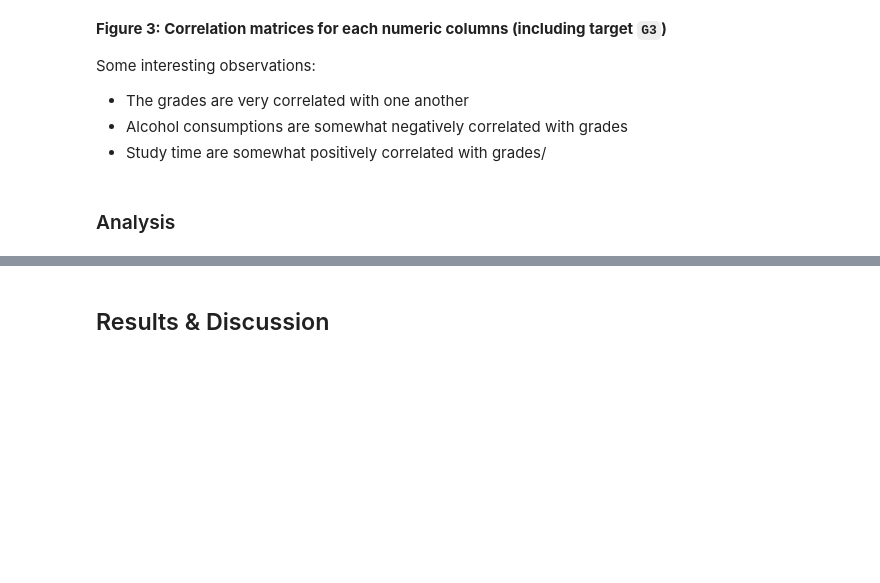
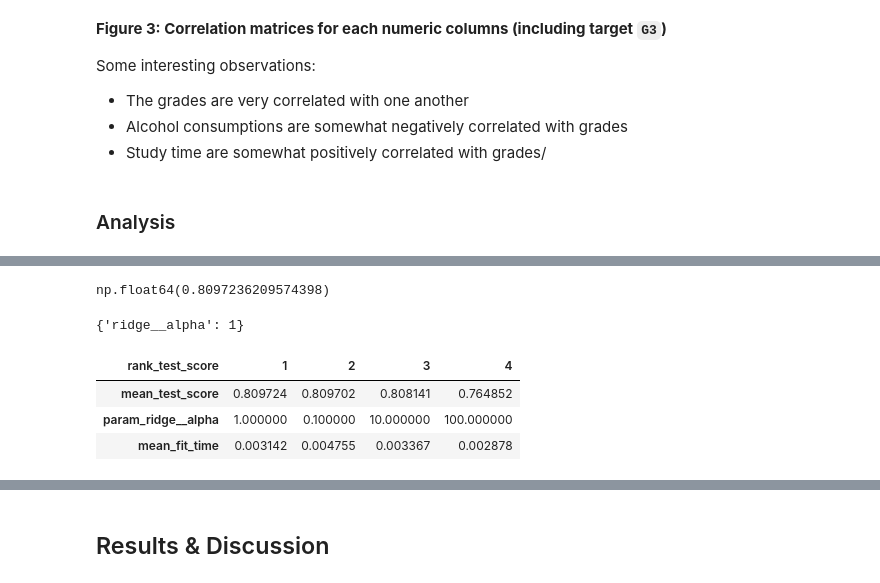
Before and after one commit to UBC-MDS/dsci-522-group-23, a Jupyter notebook: notebooks/student_performance_predictor_report.ipynb, the cells around one changed output, grey strips where cells are left out. Saved outputs shown, nothing was run; the diff lists cells and outputs as text; code cells hidden in the pictures; blank space fills up the shorter version.

```diff
--- a/notebooks/student_performance_predictor_report.ipynb
+++ b/notebooks/student_performance_predictor_report.ipynb
@@ -314,0 +293,10 @@ y_pred = best_model.predict(X_test)
+# %%
+# Best score
+grid_search.best_score_
+# %% [output]
+np.float64(0.8097236209574398)
+# %%
+# Get the best hyperparameter value
+grid_search.best_params_
+# %% [output]
+{'ridge__alpha': 1}
@@ -314,0 +306,14 @@ y_pred = best_model.predict(X_test)
+# %%
+pd.DataFrame(grid_search.cv_results_)[
+    [
+        "mean_test_score",
+        "param_ridge__alpha",
+        "mean_fit_time",
+        "rank_test_score",
+    ]
+].set_index("rank_test_score").sort_index().T
+# %% [output]
+| rank_test_score | 1 | 2 | 3 | 4 |
+| mean_test_score | 0.809724 | 0.809702 | 0.808141 | 0.764852 |
+| param_ridge__alpha | 1.000000 | 0.100000 | 10.000000 | 100.000000 |
+| mean_fit_time | 0.003142 | 0.004755 | 0.003367 | 0.002878 |
```
Also changed, not shown: parts of 17 cells of this notebook.
